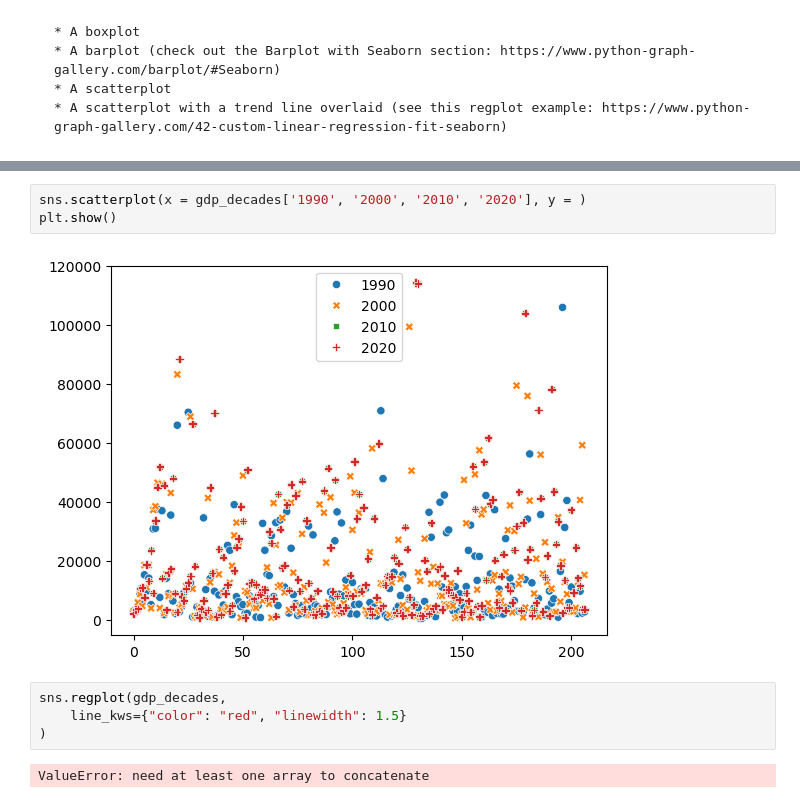
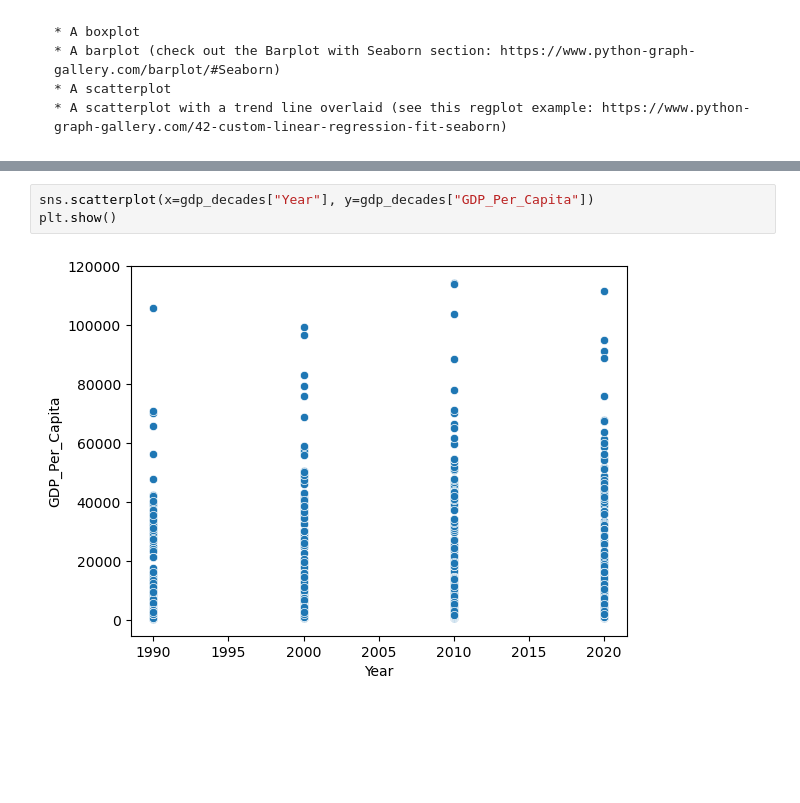
Before and after one commit to NSS-Full-Time-Data-Analytics-14/gdp-and-internet-usage-nealhalper, a Jupyter notebook: notebook/un_project.ipynb, the cells around one changed output, grey strips where cells are left out. Saved outputs shown, nothing was run; the diff lists cells and outputs as text; blank space fills up the shorter version.

```diff
--- a/notebook/un_project.ipynb
+++ b/notebook/un_project.ipynb
@@ -192,11 +232,5 @@ sns.barplot(gdp_decades);
-# %%
-sns.scatterplot(x = gdp_decades['1990', '2000', '2010', '2020'], y = )
-plt.show()
-# %% [output]
-[figure, removed]
 # %%
-sns.regplot(gdp_decades,
-    line_kws={"color": "red", "linewidth": 1.5}
-)
+sns.scatterplot(x=gdp_decades["Year"], y=gdp_decades["GDP_Per_Capita"])
+plt.show()
 # %% [output]
-ValueError: need at least one array to concatenate
+[figure, added]
```
Also changed, not shown: parts of 19 cells of this notebook.
